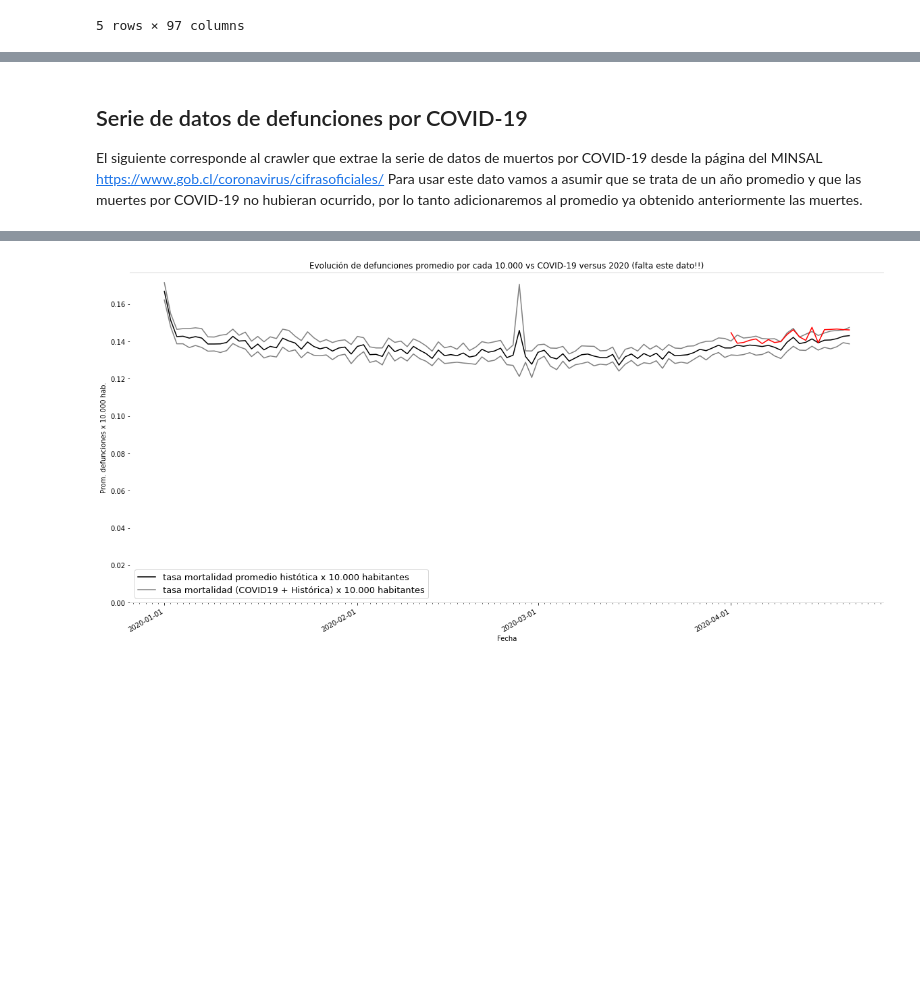
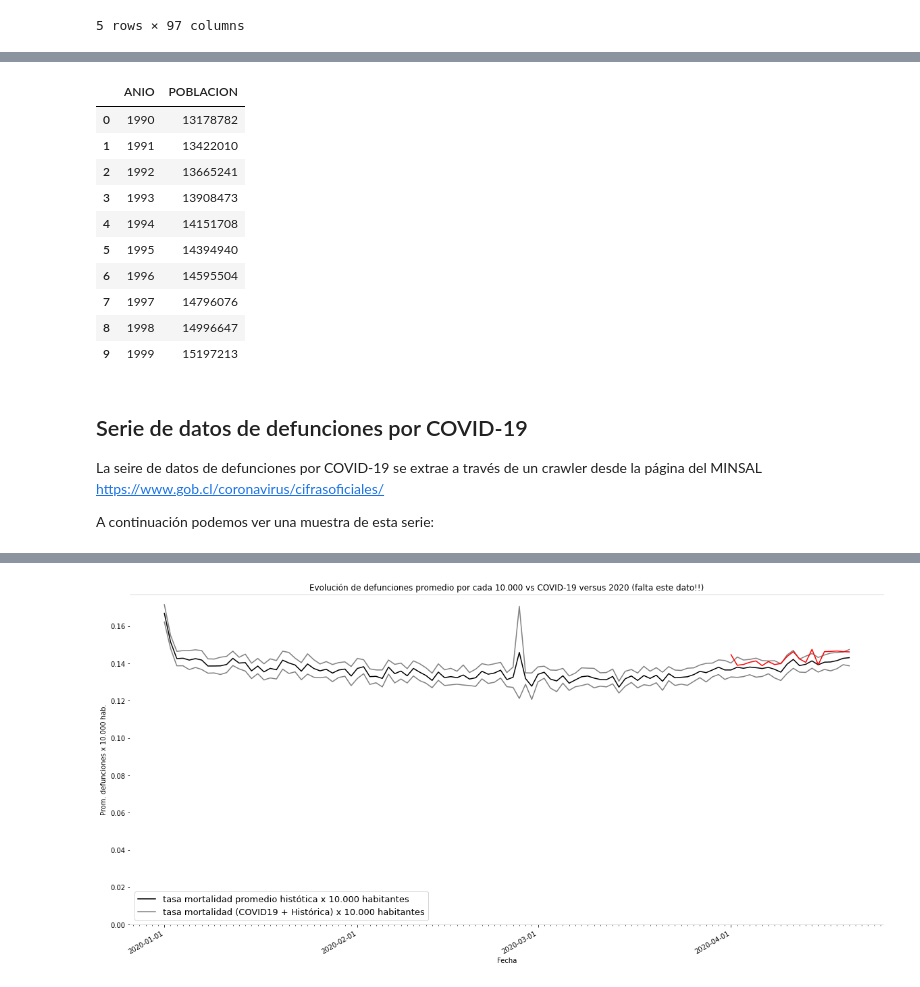
Before and after one commit to josemoragonzalez/Defunciones, a Jupyter notebook: input/defunciones.ipynb, the cells around one changed output, grey strips where cells are left out. Drawn from its saved outputs; the diff is of its cells as text; code cells hidden in the pictures; blank space fills up the shorter version.

```diff
--- a/input/defunciones.ipynb
+++ b/input/defunciones.ipynb
@@ -92,6 +99,20 @@ fPromFallecidos = defConsol.groupby(['MES_DEF', 'DIA_DEF'], as_index = False)['D
 fPromFallecidos = fPromFallecidos.reset_index()
 fPromFallecidos['hi'] = fPromFallecidos['mean'] + (1.96 * fPromFallecidos['std'] / np.sqrt(fPromFallecidos['count']))
 fPromFallecidos['low'] = fPromFallecidos['mean'] - (1.96 * fPromFallecidos['std'] / np.sqrt(fPromFallecidos['count']))
+# %%
+proyPobla.head(10)
+# %% [output]
+|  | ANIO | POBLACION |
+| 0 | 1990 | 13178782 |
+| 1 | 1991 | 13422010 |
+| 2 | 1992 | 13665241 |
+| 3 | 1993 | 13908473 |
+| 4 | 1994 | 14151708 |
+| 5 | 1995 | 14394940 |
+| 6 | 1996 | 14595504 |
+| 7 | 1997 | 14796076 |
+| 8 | 1998 | 14996647 |
+| 9 | 1999 | 15197213 |
 # %%
 #--------------------------------------------------------------------------
 ### Filtramos hasta el día de hoy para ir actualizando el gráfico día a día
@@ -124,8 +145,9 @@ datos['hi'] = fFilt['hi']
 datos['low'] = fFilt['low']
 # %% [markdown]
 ## Serie de datos de defunciones por COVID-19
-El siguiente corresponde al crawler que extrae la serie de datos de muertos por COVID-19 desde la página del MINSAL https://www.gob.cl/coronavirus/cifrasoficiales/
-Para usar este dato vamos a asumir que se trata de un año promedio y que las muertes por COVID-19 no hubieran ocurrido, por lo tanto adicionaremos al promedio ya obtenido anteriormente las muertes.
+La seire de datos de defunciones por COVID-19 se extrae a través de un crawler desde la página del MINSAL https://www.gob.cl/coronavirus/cifrasoficiales/
+
+A continuación podemos ver una muestra de esta serie:
 # %%
 # Imports de librerías necesarias
 import numpy as np
```
Also changed, not shown: parts of 6 cells of this notebook.
